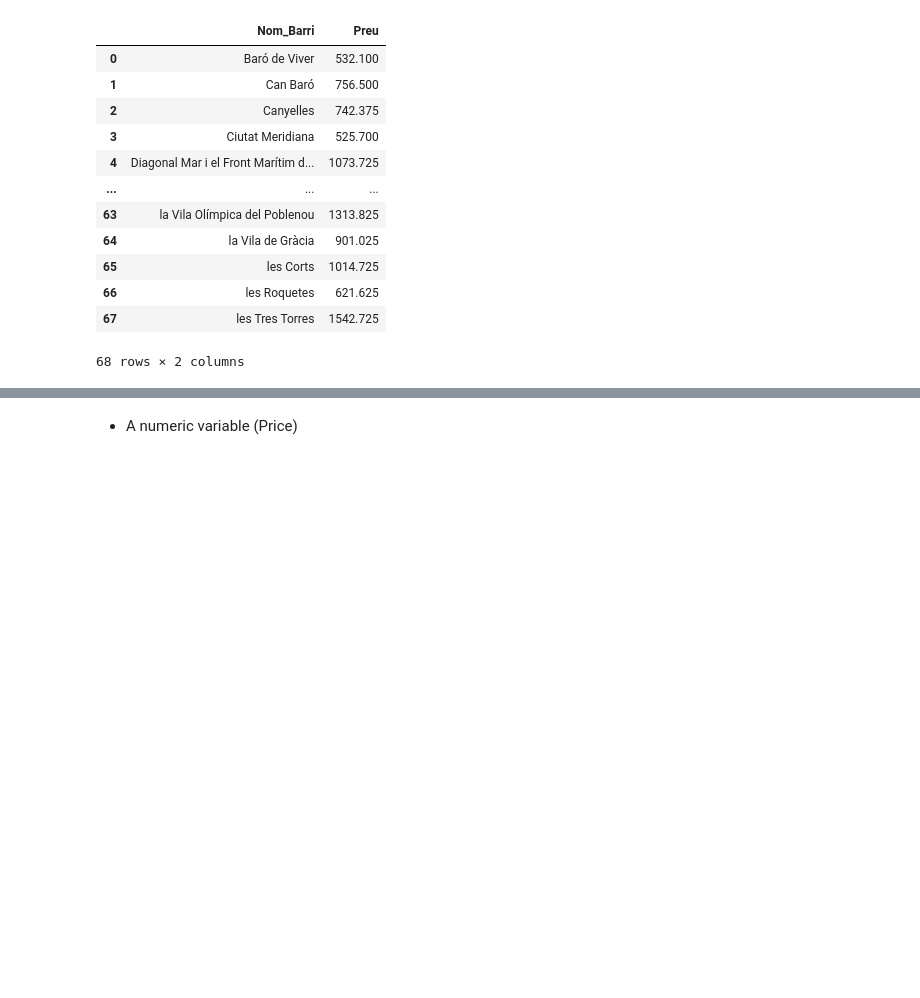
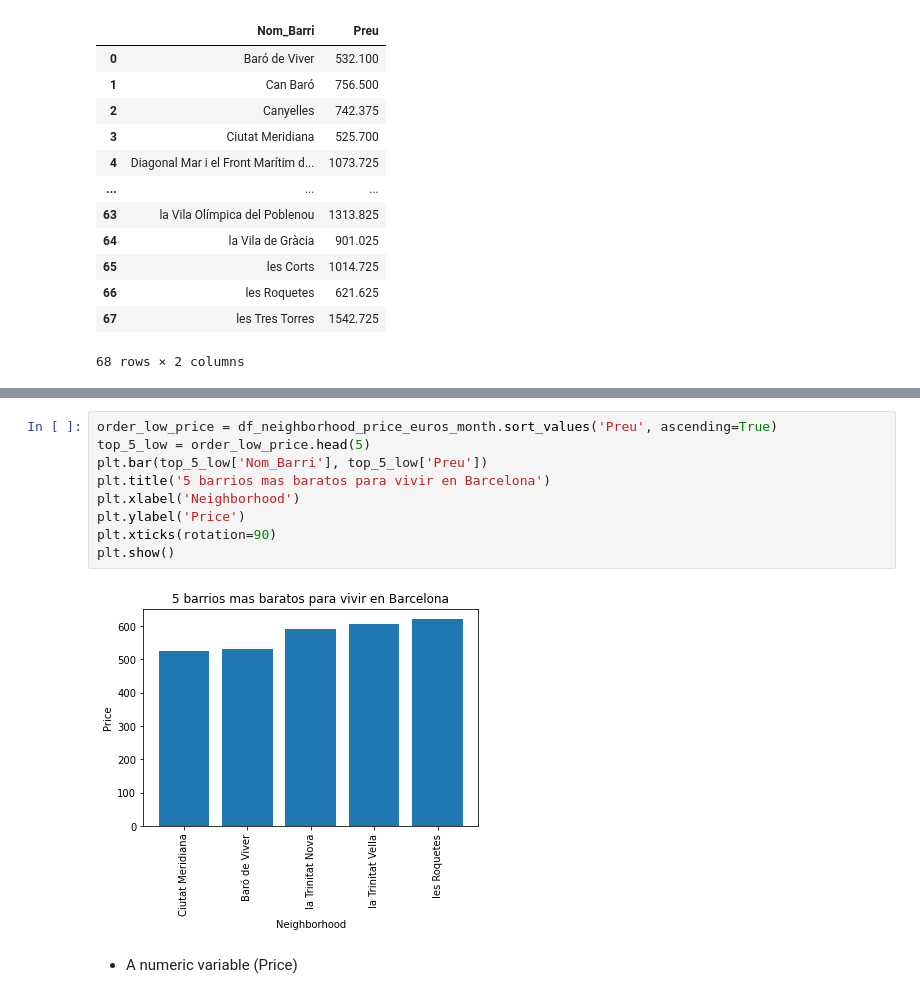
Before and after one commit to IvanaCandyAguilar/Data-Engineer-Data-Science, a Jupyter notebook: Sprint4/Task S4 T01 oficial.ipynb, the cells around one changed output, grey strips where cells are left out. Drawn from its saved outputs; the diff is of its cells as text; blank space fills up the shorter version.

```diff
--- a/Sprint4/Task S4 T01 oficial.ipynb
+++ b/Sprint4/Task S4 T01 oficial.ipynb
@@ -116,3 +129,14 @@ df_neighborhood_price_euros_month.head(100)
+# %%
+order_low_price = df_neighborhood_price_euros_month.sort_values('Preu', ascending=True)
+top_5_low = order_low_price.head(5)
+plt.bar(top_5_low['Nom_Barri'], top_5_low['Preu'])
+plt.title('5 barrios mas baratos para vivir en Barcelona')
+plt.xlabel('Neighborhood')
+plt.ylabel('Price')
+plt.xticks(rotation=90)
+plt.show()
+# %% [output]
+[figure, added]
 # %% [markdown]
 - A numeric variable (Price)
 # %%
```
Also changed, not shown: parts of 2 cells of this notebook.
